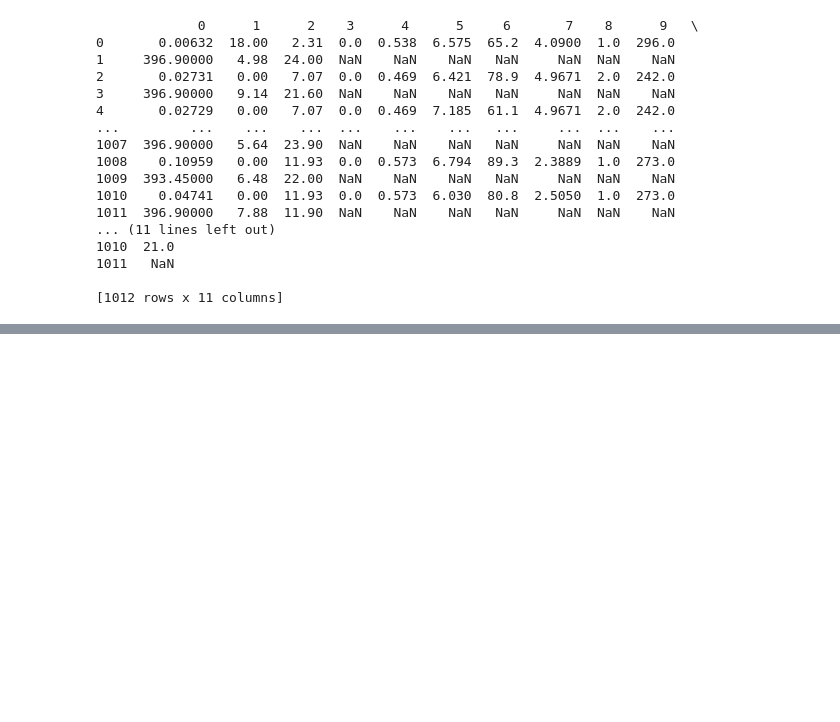
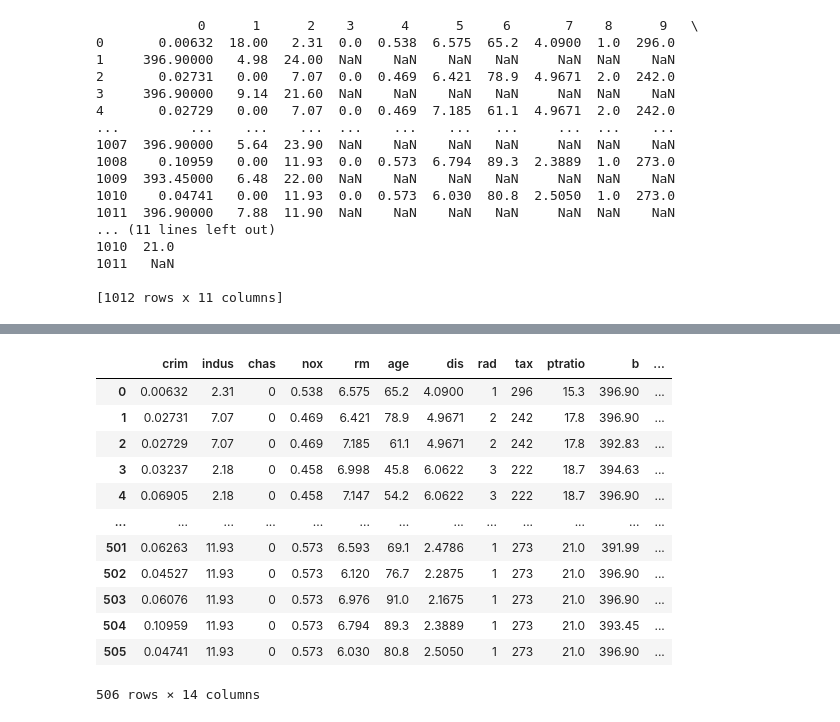
Before and after one commit to DivyaLakshmi003/ML-tutorial, a Jupyter notebook: Complete_Pandas_Tutorial_in_Python.ipynb, the cells around one changed output, grey strips where cells are left out. Drawn from its saved outputs; the diff is of its cells as text; code cells hidden in the pictures; blank space fills up the shorter version.

```diff
--- a/Complete_Pandas_Tutorial_in_Python.ipynb
+++ b/Complete_Pandas_Tutorial_in_Python.ipynb
@@ -44,0 +447,17 @@ print(raw_df)
+# %%
+# removing a particular column
+boston_df.drop(columns='zn', axis=1)
+# %% [output]
+|  | crim | indus | chas | nox | rm | age | dis | rad | tax | ptratio | b | ... |
+| 0 | 0.00632 | 2.31 | 0 | 0.538 | 6.575 | 65.2 | 4.0900 | 1 | 296 | 15.3 | 396.90 | ... |
+| 1 | 0.02731 | 7.07 | 0 | 0.469 | 6.421 | 78.9 | 4.9671 | 2 | 242 | 17.8 | 396.90 | ... |
+| 2 | 0.02729 | 7.07 | 0 | 0.469 | 7.185 | 61.1 | 4.9671 | 2 | 242 | 17.8 | 392.83 | ... |
+| 3 | 0.03237 | 2.18 | 0 | 0.458 | 6.998 | 45.8 | 6.0622 | 3 | 222 | 18.7 | 394.63 | ... |
+| 4 | 0.06905 | 2.18 | 0 | 0.458 | 7.147 | 54.2 | 6.0622 | 3 | 222 | 18.7 | 396.90 | ... |
+| ... | ... | ... | ... | ... | ... | ... | ... | ... | ... | ... | ... | ... |
+| 501 | 0.06263 | 11.93 | 0 | 0.573 | 6.593 | 69.1 | 2.4786 | 1 | 273 | 21.0 | 391.99 | ... |
+| 502 | 0.04527 | 11.93 | 0 | 0.573 | 6.120 | 76.7 | 2.2875 | 1 | 273 | 21.0 | 396.90 | ... |
+| 503 | 0.06076 | 11.93 | 0 | 0.573 | 6.976 | 91.0 | 2.1675 | 1 | 273 | 21.0 | 396.90 | ... |
+| 504 | 0.10959 | 11.93 | 0 | 0.573 | 6.794 | 89.3 | 2.3889 | 1 | 273 | 21.0 | 393.45 | ... |
+| 505 | 0.04741 | 11.93 | 0 | 0.573 | 6.030 | 80.8 | 2.5050 | 1 | 273 | 21.0 | 396.90 | ... |
+506 rows × 14 columns
```
Also changed, not shown: parts of 49 cells of this notebook.
